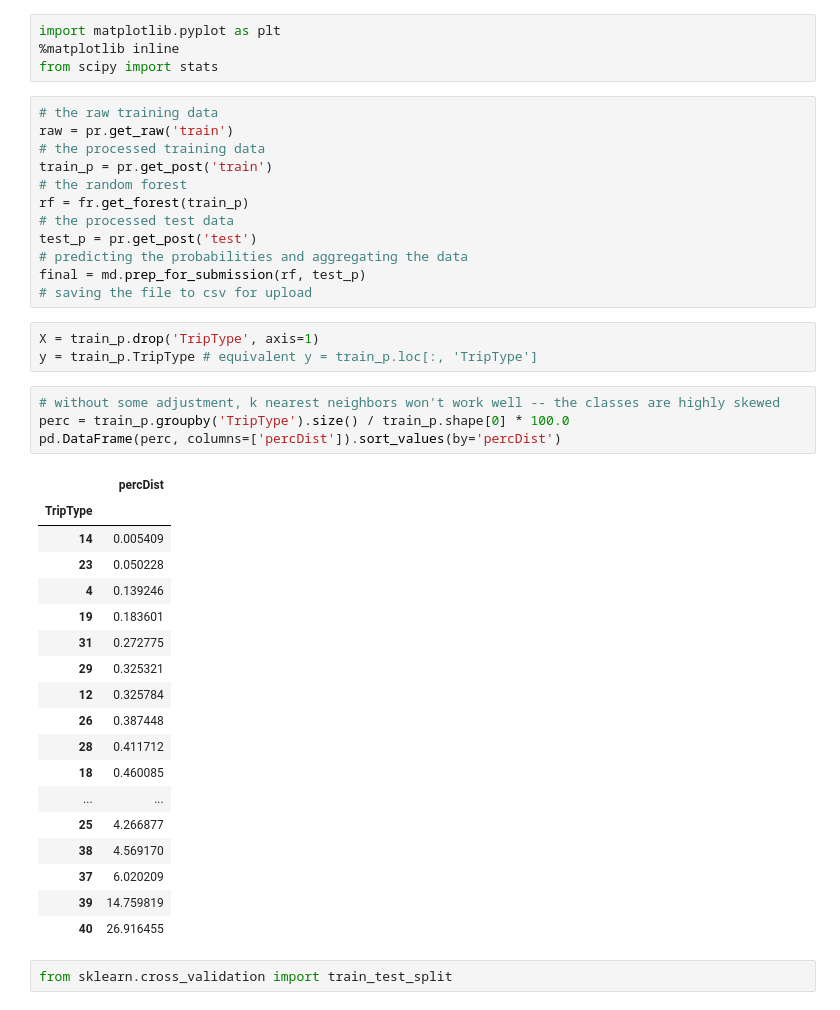
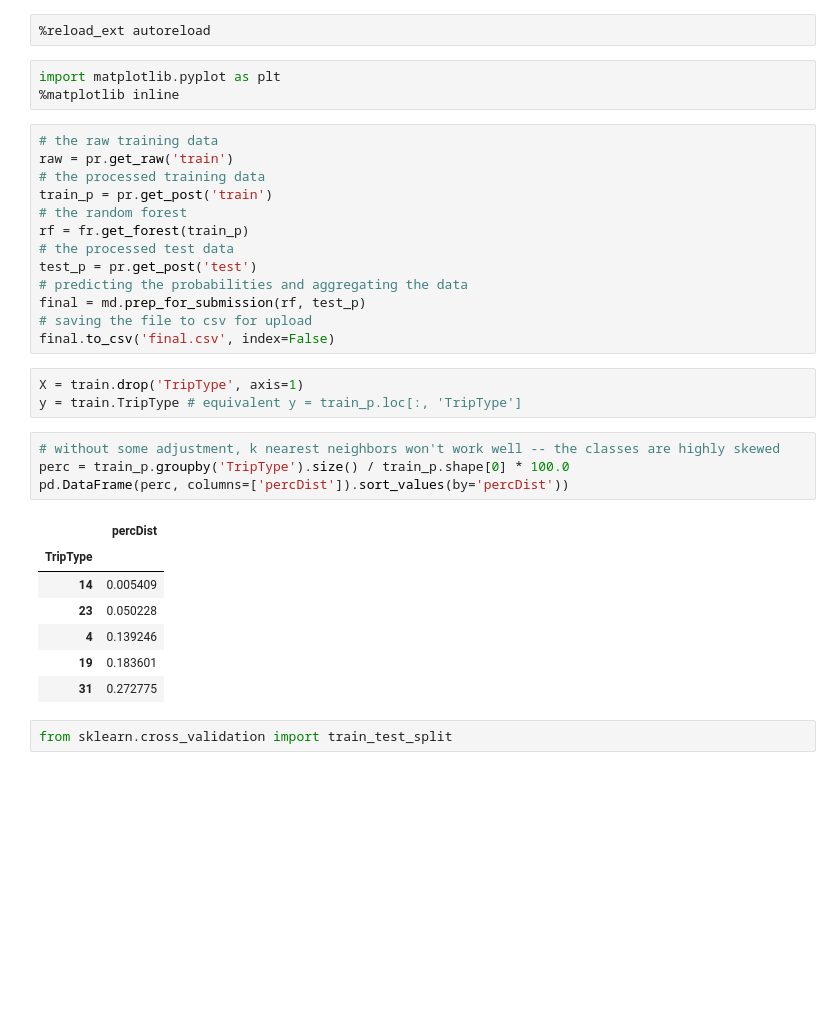
Before and after one commit to joshmalina/wama, a Jupyter notebook: wama.ipynb, the cells around one changed output. Drawn from its saved outputs; the diff is of its cells as text; blank space fills up the shorter version.

```diff
--- a/wama.ipynb
+++ b/wama.ipynb
@@ -8,7 +11,8 @@ import forest as fr
+# %%
+%reload_ext autoreload
 # %%
 import matplotlib.pyplot as plt
 %matplotlib inline
-from scipy import stats
 # %%
 # the raw training data
 raw = pr.get_raw('train')
@@ -21,31 +25,21 @@ test_p = pr.get_post('test')
 # predicting the probabilities and aggregating the data
 final = md.prep_for_submission(rf, test_p)
 # saving the file to csv for upload
+final.to_csv('final.csv', index=False)
 # %%
-X = train_p.drop('TripType', axis=1)
-y = train_p.TripType # equivalent y = train_p.loc[:, 'TripType']
+X = train.drop('TripType', axis=1)
+y = train.TripType # equivalent y = train_p.loc[:, 'TripType']
 # %%
 # without some adjustment, k nearest neighbors won't work well -- the classes are highly skewed
 perc = train_p.groupby('TripType').size() / train_p.shape[0] * 100.0
-pd.DataFrame(perc, columns=['percDist']).sort_values(by='percDist')
+pd.DataFrame(perc, columns=['percDist']).sort_values(by='percDist'))
 # %% [output]
 |  | percDist |
 | TripType |  |
 | 14 | 0.005409 |
 | 23 | 0.050228 |
 | 4 | 0.139246 |
 | 19 | 0.183601 |
 | 31 | 0.272775 |
-| 29 | 0.325321 |
-| 12 | 0.325784 |
-| 26 | 0.387448 |
-| 28 | 0.411712 |
-| 18 | 0.460085 |
-| ... | ... |
-| 25 | 4.266877 |
-| 38 | 4.569170 |
-| 37 | 6.020209 |
-| 39 | 14.759819 |
-| 40 | 26.916455 |
 # %%
 from sklearn.cross_validation import train_test_split
```
Also changed, not shown: parts of 32 cells of this notebook, 4 other files.
